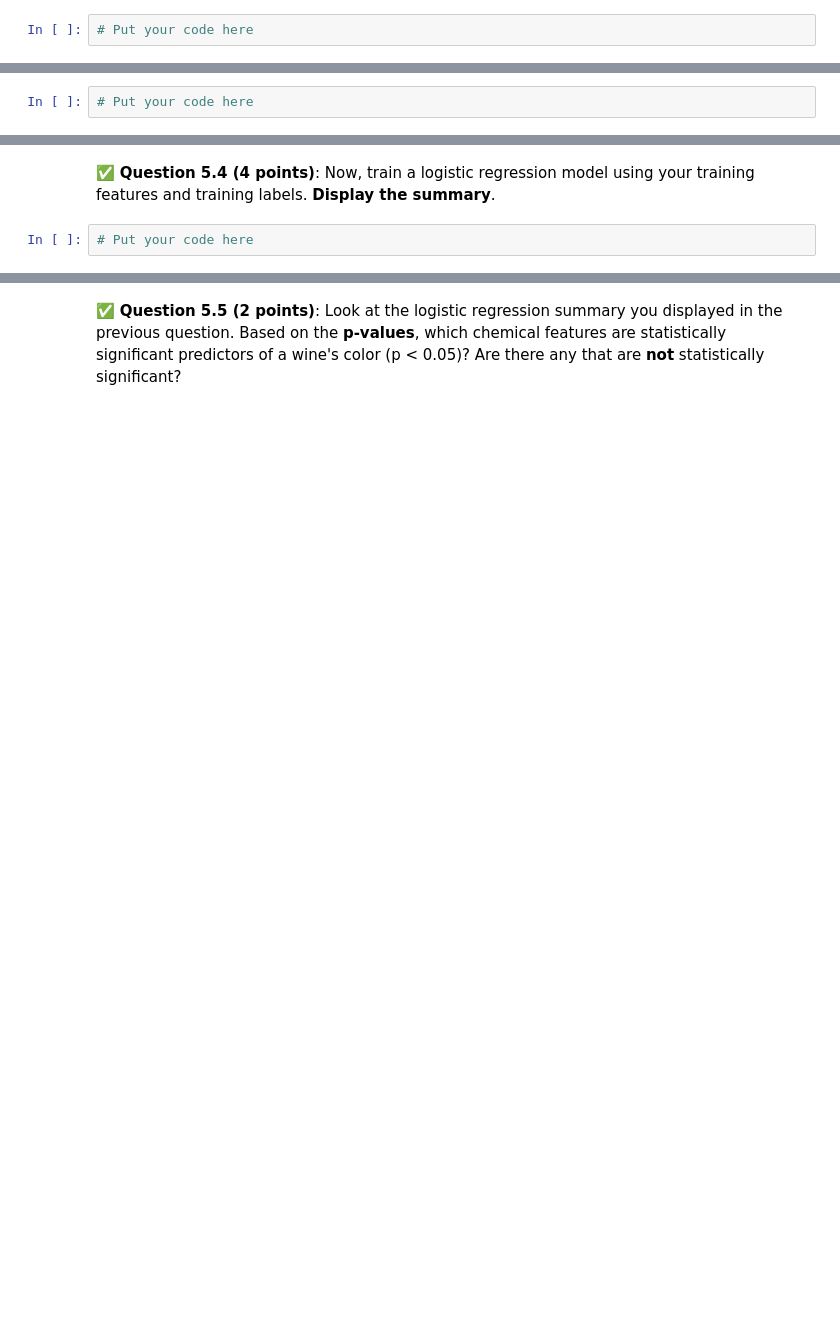
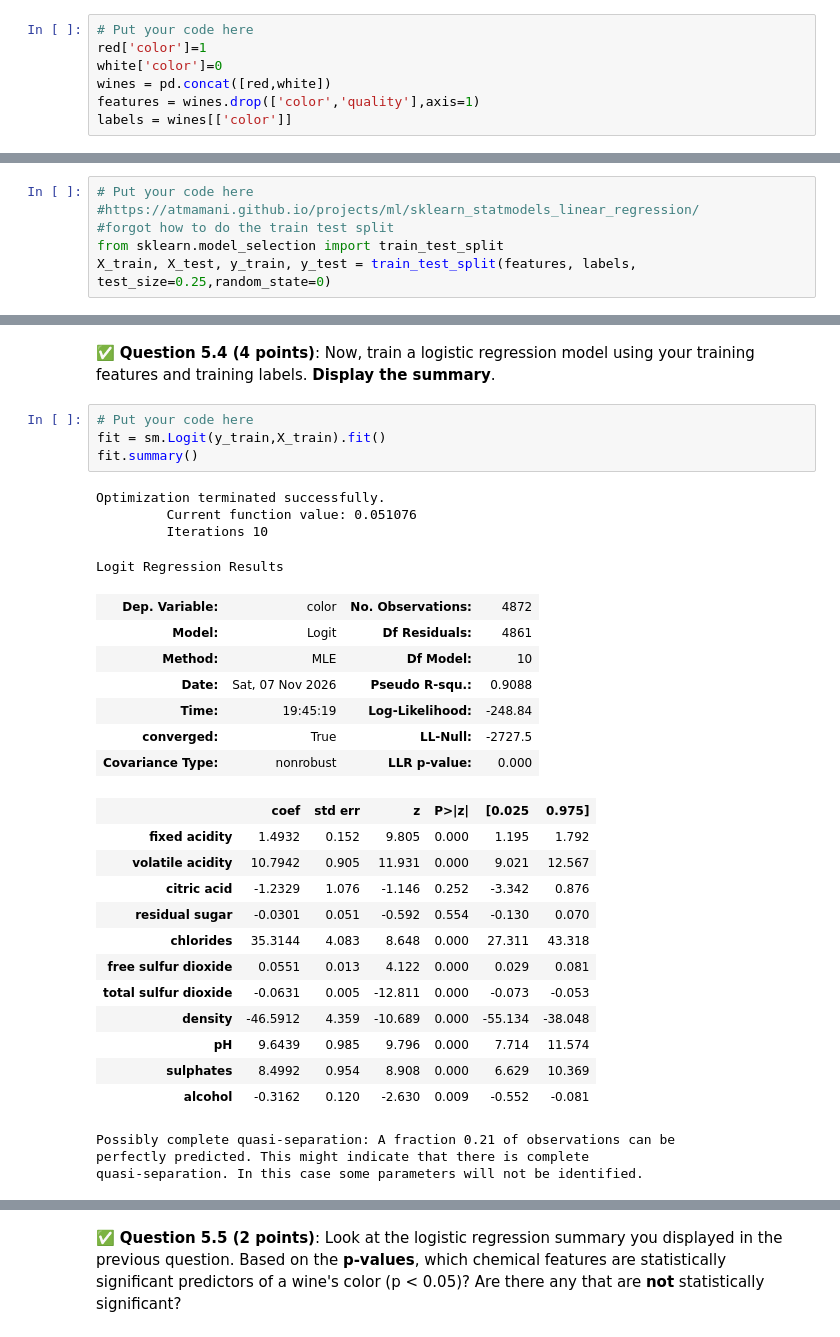
Before and after one commit to kigundue/cmse202-f26-turnin, a Jupyter notebook: hw-03/HW03-Regression-STUDENT.ipynb, the cells around one changed output, grey strips where cells are left out. Saved outputs shown, nothing was run; the diff lists cells and outputs as text; blank space fills up the shorter version.

```diff
--- a/hw-03/HW03-Regression-STUDENT.ipynb
+++ b/hw-03/HW03-Regression-STUDENT.ipynb
@@ -687,6 +689,11 @@ In this part, we'd like to use logistic regression to classify whether a wine is
 Finally, split the combined DataFrame into **features** and **labels**, where `features` consists of all columns except `color` and `quality`, and `labels` is the `color` column.
 # %%
 # Put your code here
+red['color']=1
+white['color']=0
+wines = pd.concat([red,white])
+features = wines.drop(['color','quality'],axis=1)
+labels = wines[['color']]
 # %% [markdown]
 <!-- END QUESTION -->
 <!-- DO NOT MODIFY OR DELETE THIS CELL. Make sure your solution to the question above is in the cell(s) above this one. -->
@@ -696,6 +703,10 @@ Finally, split the combined DataFrame into **features** and **labels**, where `f
 &#9989;  **Question 5.3 (4 points)**: Split your data into a training and testing set with a training set representing 75% of your data. For reproducibility, set the `random_state` argument to `0`. Print the shapes of the training features, the testing features, the training labels, and the testing labels to show you have the right number of entries in each of the four variables.
 # %%
 # Put your code here
+#https://atmamani.github.io/projects/ml/sklearn_statmodels_linear_regression/
+#forgot how to do the train test split
+from sklearn.model_selection import train_test_split
+X_train, X_test, y_train, y_test = train_test_split(features, labels, test_size=0.25,random_state=0)
 # %% [markdown]
 <!-- END QUESTION -->
 <!-- DO NOT MODIFY OR DELETE THIS CELL. Make sure your solution to the question above is in the cell(s) above this one. -->
@@ -705,6 +716,35 @@ Finally, split the combined DataFrame into **features** and **labels**, where `f
 &#9989;  **Question 5.4 (4 points)**: Now, train a logistic regression model using your training features and training labels. **Display the summary**.
 # %%
 # Put your code here
+fit = sm.Logit(y_train,X_train).fit()
+fit.summary()
+# %% [output]
+Optimization terminated successfully.
+         Current function value: 0.051076
+         Iterations 10
+Logit Regression Results
+| Dep. Variable: | color | No. Observations: | 4872 |
+| Model: | Logit | Df Residuals: | 4861 |
+| Method: | MLE | Df Model: | 10 |
+| Date: | Sat, 07 Nov 2026 | Pseudo R-squ.: | 0.9088 |
+| Time: | 19:45:19 | Log-Likelihood: | -248.84 |
+| converged: | True | LL-Null: | -2727.5 |
+| Covariance Type: | nonrobust | LLR p-value: | 0.000 |
+|  | coef | std err | z | P>|z| | [0.025 | 0.975] |
+| fixed acidity | 1.4932 | 0.152 | 9.805 | 0.000 | 1.195 | 1.792 |
+| volatile acidity | 10.7942 | 0.905 | 11.931 | 0.000 | 9.021 | 12.567 |
+| citric acid | -1.2329 | 1.076 | -1.146 | 0.252 | -3.342 | 0.876 |
+| residual sugar | -0.0301 | 0.051 | -0.592 | 0.554 | -0.130 | 0.070 |
+| chlorides | 35.3144 | 4.083 | 8.648 | 0.000 | 27.311 | 43.318 |
+| free sulfur dioxide | 0.0551 | 0.013 | 4.122 | 0.000 | 0.029 | 0.081 |
+| total sulfur dioxide | -0.0631 | 0.005 | -12.811 | 0.000 | -0.073 | -0.053 |
+| density | -46.5912 | 4.359 | -10.689 | 0.000 | -55.134 | -38.048 |
+| pH | 9.6439 | 0.985 | 9.796 | 0.000 | 7.714 | 11.574 |
+| sulphates | 8.4992 | 0.954 | 8.908 | 0.000 | 6.629 | 10.369 |
+| alcohol | -0.3162 | 0.120 | -2.630 | 0.009 | -0.552 | -0.081 |
+Possibly complete quasi-separation: A fraction 0.21 of observations can be
+perfectly predicted. This might indicate that there is complete
+quasi-separation. In this case some parameters will not be identified.
 # %% [markdown]
 <!-- END QUESTION -->
 <!-- DO NOT MODIFY OR DELETE THIS CELL. Make sure your solution to the question above is in the cell(s) above this one. -->
```
Also changed, not shown: parts of 8 cells of this notebook.
